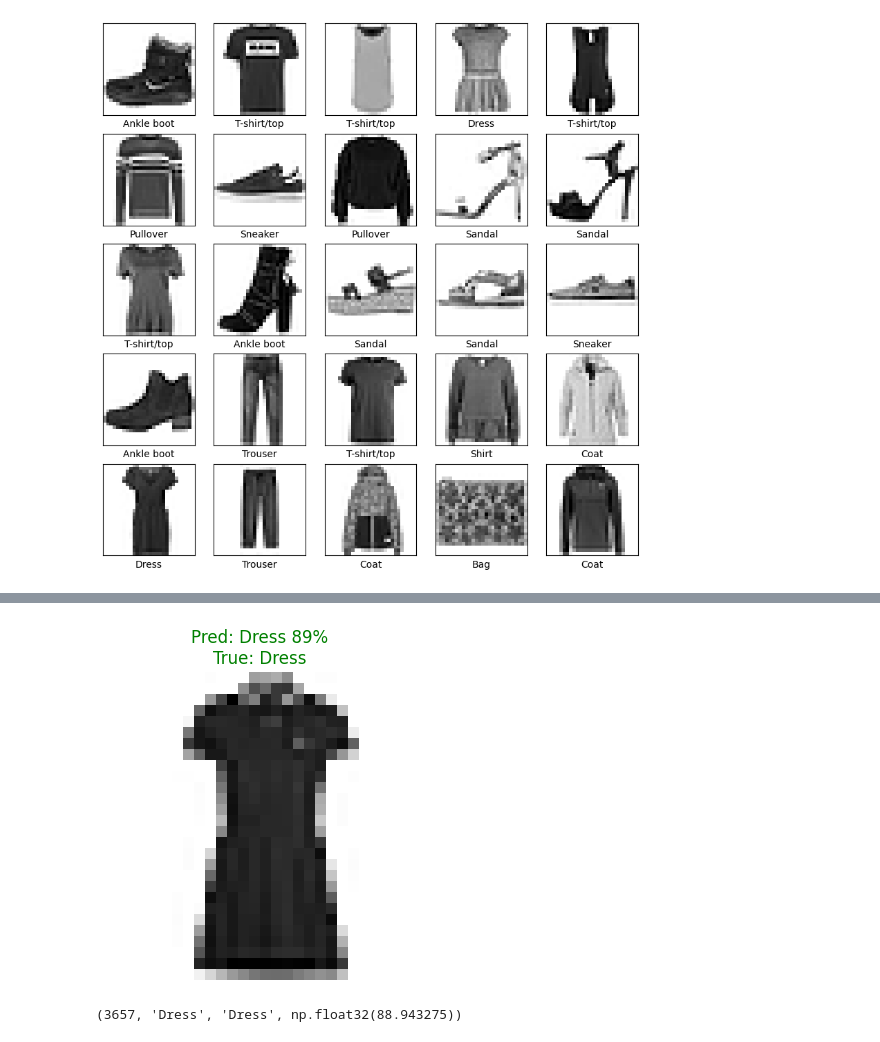
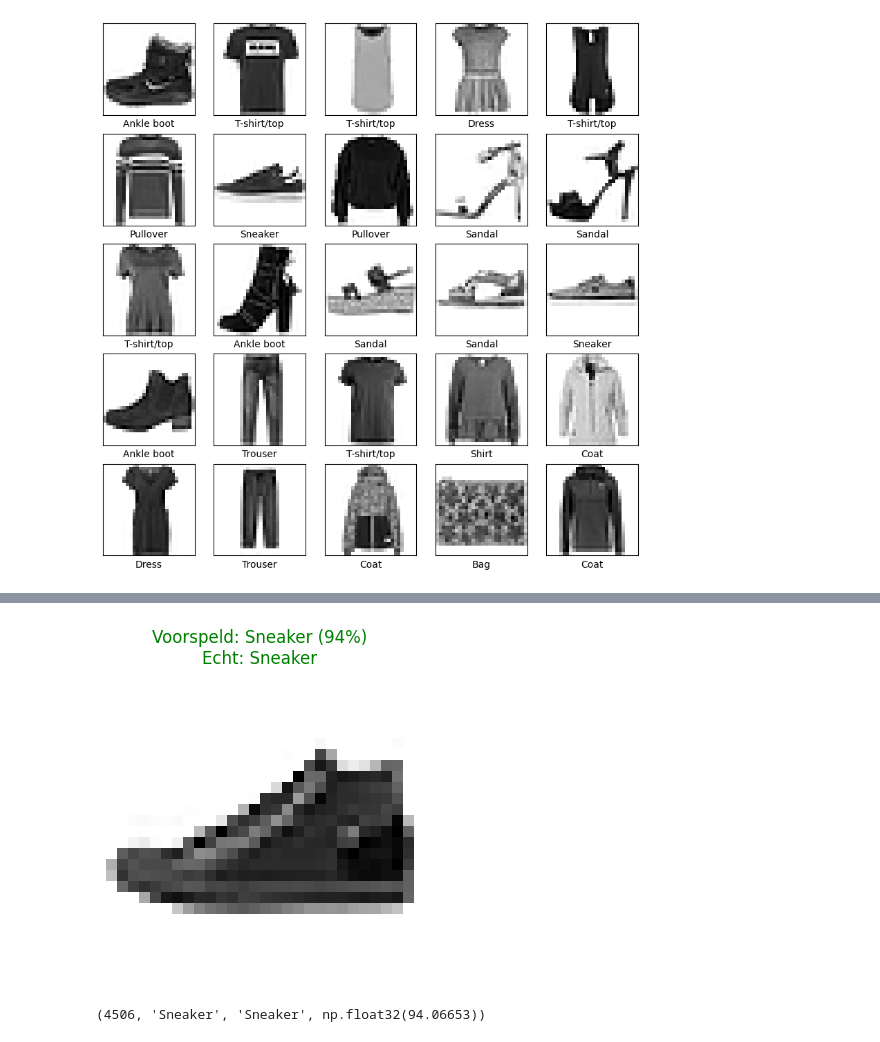
Before and after one commit to BayramGurel/DEAI, a Jupyter notebook: Week 10/neural network part 2.ipynb, the cells around one changed output, grey strips where cells are left out. Drawn from its saved outputs; the diff is of its cells as text; code cells hidden in the pictures.

```diff
--- a/Week 10/neural network part 2.ipynb
+++ b/Week 10/neural network part 2.ipynb
@@ -255,29 +475,41 @@ plt.show()
-# %%
-def plot_random_image(model, images, true_labels, classes):
-    i = random.randrange(len(images))
-
-    image_to_predict = images[i]
-    true_label = classes[true_labels[i]]
-
-    pred_probs = model.predict(np.expand_dims(image_to_predict, axis=0), verbose=0)
-    pred_label = classes[np.argmax(pred_probs)]
-    pred_confidence = np.max(pred_probs) * 100
-
-    color = "green" if pred_label == true_label else "red"
-
-    plt.figure(figsize=(4, 4))
-    plt.imshow(image_to_predict, cmap=plt.cm.binary)
-    plt.title(
-        f"Pred: {pred_label} {pred_confidence:.0f}%\nTrue: {true_label}",
-        color=color
-    )
-    plt.axis("off")
-    plt.show()
-
-    return i, pred_label, true_label, pred_confidence
-
-
-plot_random_image(model_4, test_data_norm, test_labels, class_names)
-# %% [output]
-[figure, removed]
-(3657, 'Dress', 'Dress', np.float32(88.943275))
+# %%
+def plot_random_prediction(model, images, true_labels, classes):
+    # Kies willekeurig één afbeelding uit de meegegeven dataset
+    index = random.randrange(len(images))
+    image = images[index]
+    true_label_index = true_labels[index]
+
+    # Voeg een batch-dimensie toe, omdat model.predict() een batch verwacht
+    # Shape gaat van (28, 28) naar (1, 28, 28)
+    probabilities = model.predict(np.expand_dims(image, axis=0), verbose=0)[0]
+
+    # Kies de klasse met de hoogste voorspelde kans
+    predicted_label_index = np.argmax(probabilities)
+
+    # Bereken hoe zeker het model is van deze voorspelling
+    confidence = probabilities[predicted_label_index] * 100
+
+    predicted_class = classes[predicted_label_index]
+    true_class = classes[true_label_index]
+
+    # Gebruik kleur om direct te tonen of de voorspelling goed of fout is
+    title_color = "green" if predicted_label_index == true_label_index else "red"
+
+    # Toon de afbeelding met voorspelde klasse, zekerheid en echte klasse
+    plt.figure(figsize=(4, 4))
+    plt.imshow(image, cmap=plt.cm.binary)
+    plt.title(
+        f"Voorspeld: {predicted_class} ({confidence:.0f}%)\nEcht: {true_class}",
+        color=title_color
+    )
+    plt.axis("off")
+    plt.show()
+
+    return index, predicted_class, true_class, confidence
+
+
+# Toon één willekeurige voorspelling uit de testset
+plot_random_prediction(model_with_normalization, test_images_norm, test_labels, class_names)
+# %% [output]
+[figure, added]
+(4506, 'Sneaker', 'Sneaker', np.float32(94.06653))
```
Also changed, not shown: parts of 24 cells of this notebook, 12 other files.
